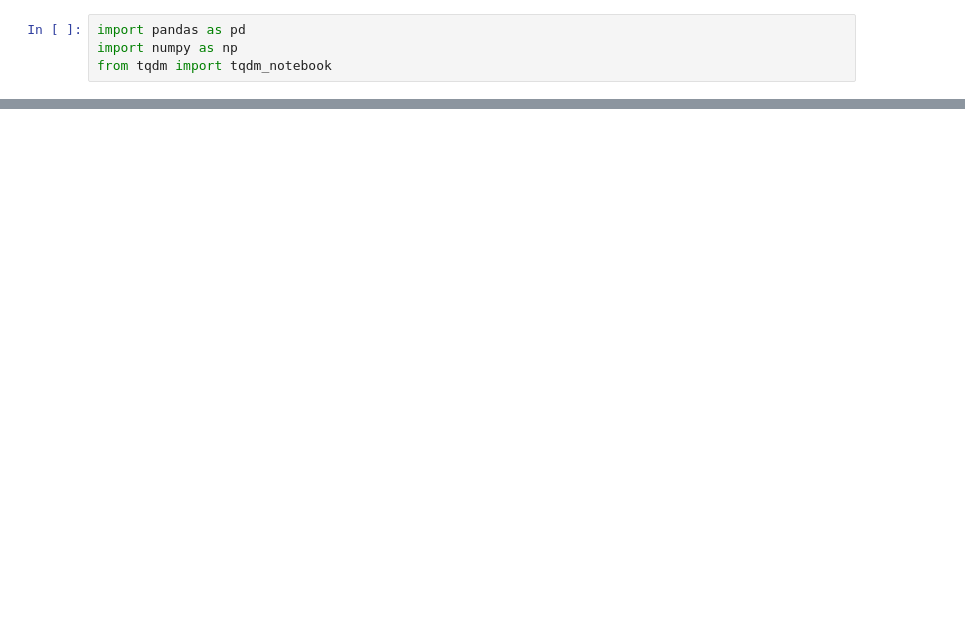
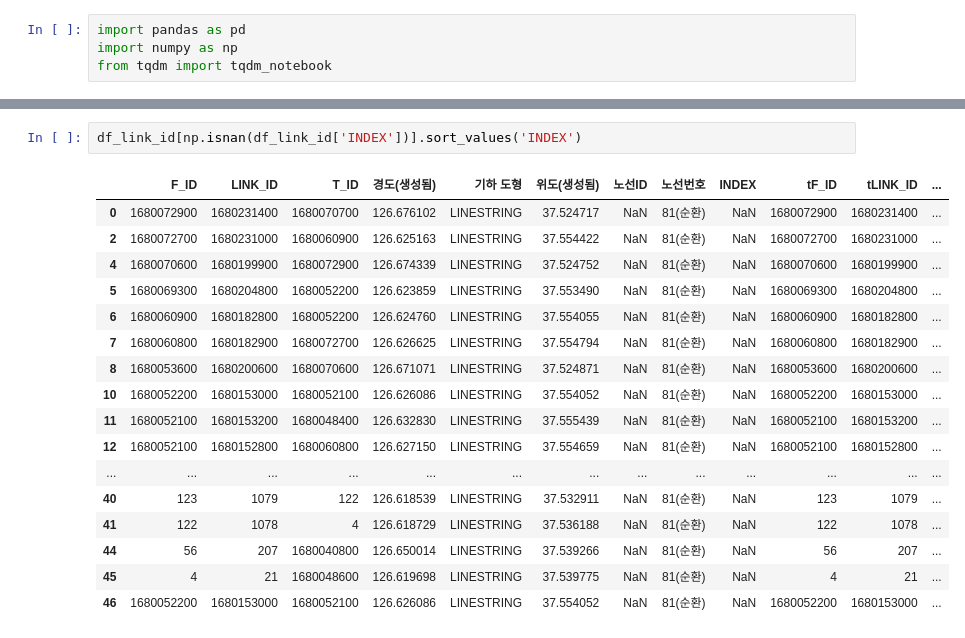
Before and after one commit to mkkim85/index-generator, a Jupyter notebook: index generator.ipynb, the cells around one changed output, grey strips where cells are left out. Cells and saved outputs as stored; diff of their text form; blank space fills up the shorter version.

```diff
--- a/index generator.ipynb
+++ b/index generator.ipynb
@@ -56,0 +55,20 @@ ROW_ID: 228
+# %%
+df_link_id[np.isnan(df_link_id['INDEX'])].sort_values('INDEX')
+# %% [output]
+|  | F_ID | LINK_ID | T_ID | 경도(생성됨) | 기하 도형 | 위도(생성됨) | 노선ID | 노선번호 | INDEX | tF_ID | tLINK_ID | ... |
+| 0 | 1680072900 | 1680231400 | 1680070700 | 126.676102 | LINESTRING | 37.524717 | NaN | 81(순환) | NaN | 1680072900 | 1680231400 | ... |
+| 2 | 1680072700 | 1680231000 | 1680060900 | 126.625163 | LINESTRING | 37.554422 | NaN | 81(순환) | NaN | 1680072700 | 1680231000 | ... |
+| 4 | 1680070600 | 1680199900 | 1680072900 | 126.674339 | LINESTRING | 37.524752 | NaN | 81(순환) | NaN | 1680070600 | 1680199900 | ... |
+| 5 | 1680069300 | 1680204800 | 1680052200 | 126.623859 | LINESTRING | 37.553490 | NaN | 81(순환) | NaN | 1680069300 | 1680204800 | ... |
+| 6 | 1680060900 | 1680182800 | 1680052200 | 126.624760 | LINESTRING | 37.554055 | NaN | 81(순환) | NaN | 1680060900 | 1680182800 | ... |
+| 7 | 1680060800 | 1680182900 | 1680072700 | 126.626625 | LINESTRING | 37.554794 | NaN | 81(순환) | NaN | 1680060800 | 1680182900 | ... |
+| 8 | 1680053600 | 1680200600 | 1680070600 | 126.671071 | LINESTRING | 37.524871 | NaN | 81(순환) | NaN | 1680053600 | 1680200600 | ... |
+| 10 | 1680052200 | 1680153000 | 1680052100 | 126.626086 | LINESTRING | 37.554052 | NaN | 81(순환) | NaN | 1680052200 | 1680153000 | ... |
+| 11 | 1680052100 | 1680153200 | 1680048400 | 126.632830 | LINESTRING | 37.555439 | NaN | 81(순환) | NaN | 1680052100 | 1680153200 | ... |
+| 12 | 1680052100 | 1680152800 | 1680060800 | 126.627150 | LINESTRING | 37.554659 | NaN | 81(순환) | NaN | 1680052100 | 1680152800 | ... |
+| ... | ... | ... | ... | ... | ... | ... | ... | ... | ... | ... | ... | ... |
+| 40 | 123 | 1079 | 122 | 126.618539 | LINESTRING | 37.532911 | NaN | 81(순환) | NaN | 123 | 1079 | ... |
+| 41 | 122 | 1078 | 4 | 126.618729 | LINESTRING | 37.536188 | NaN | 81(순환) | NaN | 122 | 1078 | ... |
+| 44 | 56 | 207 | 1680040800 | 126.650014 | LINESTRING | 37.539266 | NaN | 81(순환) | NaN | 56 | 207 | ... |
+| 45 | 4 | 21 | 1680048600 | 126.619698 | LINESTRING | 37.539775 | NaN | 81(순환) | NaN | 4 | 21 | ... |
+| 46 | 1680052200 | 1680153000 | 1680052100 | 126.626086 | LINESTRING | 37.554052 | NaN | 81(순환) | NaN | 1680052200 | 1680153000 | ... |
```
Also changed, not shown: parts of 2 cells of this notebook, 2 other files.
